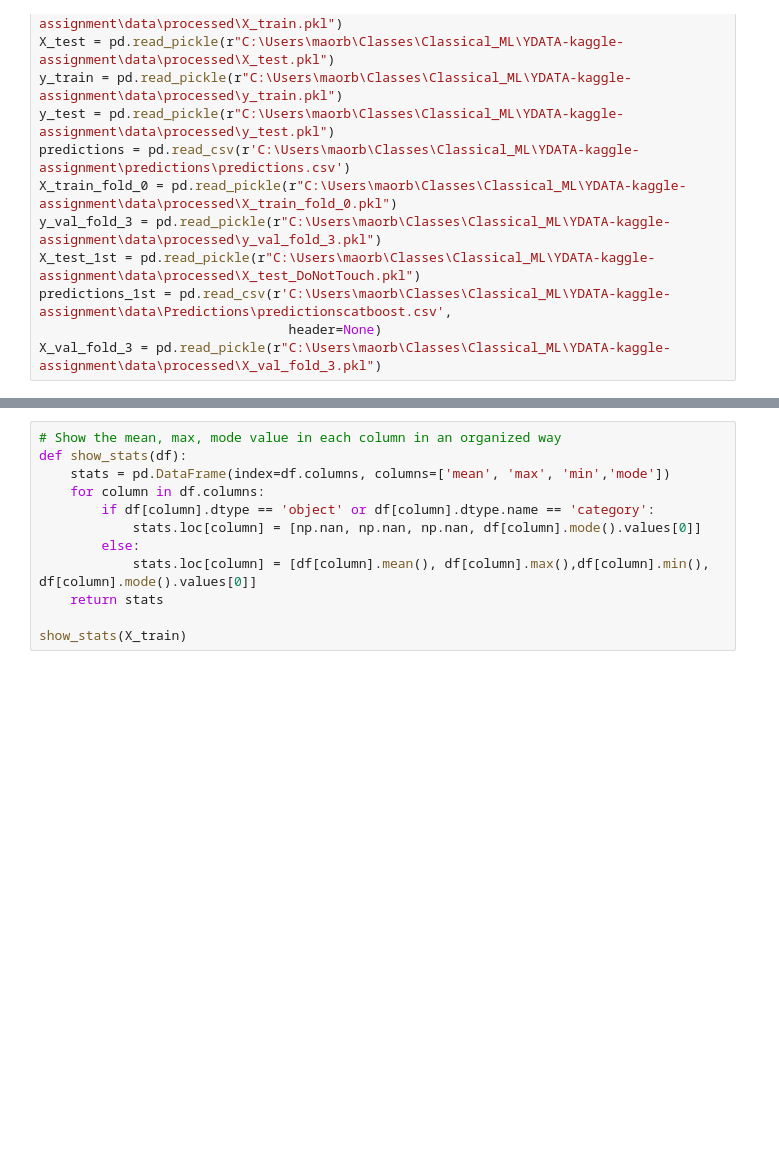
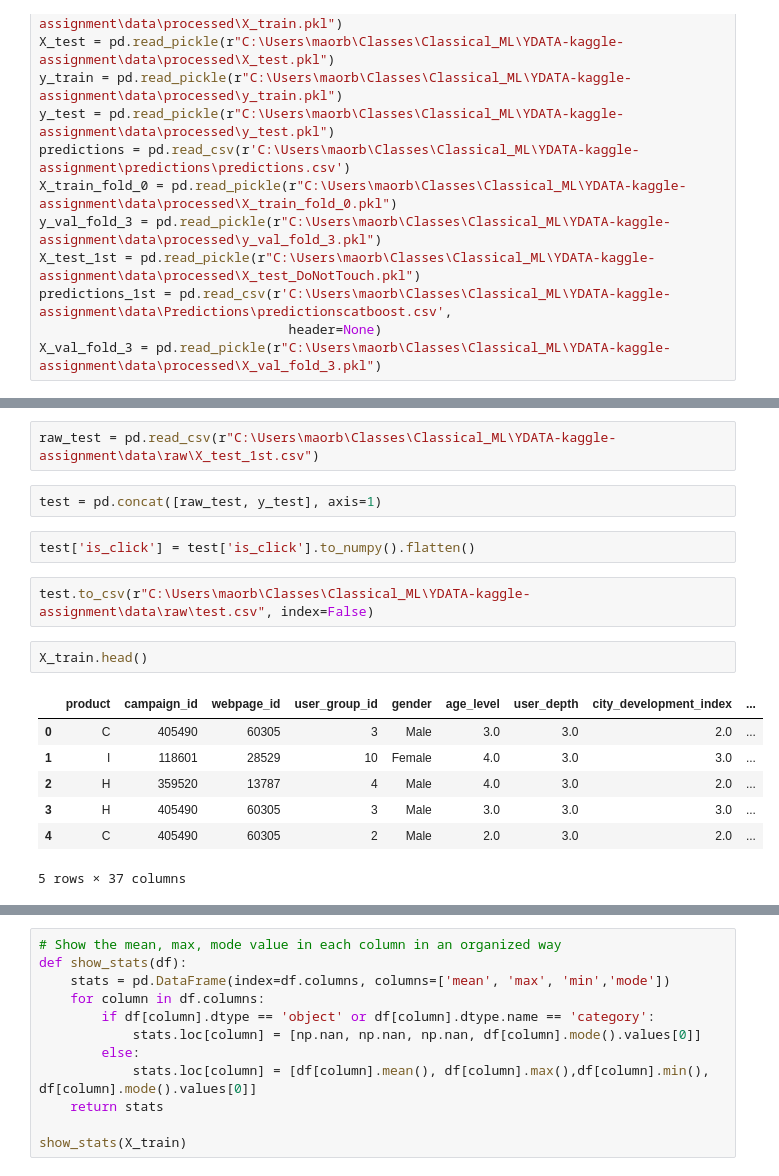
Before and after one commit to bagel-not-kaggle/YDATA-kaggle-assignment, a Jupyter notebook: notebooks/Exploring.ipynb, the cells around one changed output, grey strips where cells are left out. Cells and saved outputs as stored; diff of their text form; blank space fills up the shorter version.

```diff
--- a/notebooks/Exploring.ipynb
+++ b/notebooks/Exploring.ipynb
@@ -43,0 +44,18 @@ memory usage: 97.6 MB
+# %%
+raw_test = pd.read_csv(r"C:\Users\maorb\Classes\Classical_ML\YDATA-kaggle-assignment\data\raw\X_test_1st.csv")
+# %%
+test = pd.concat([raw_test, y_test], axis=1)
+# %%
+test['is_click'] = test['is_click'].to_numpy().flatten()
+# %%
+test.to_csv(r"C:\Users\maorb\Classes\Classical_ML\YDATA-kaggle-assignment\data\raw\test.csv", index=False)
+# %%
+X_train.head()
+# %% [output]
+|  | product | campaign_id | webpage_id | user_group_id | gender | age_level | user_depth | city_development_index | ... |
+| 0 | C | 405490 | 60305 | 3 | Male | 3.0 | 3.0 | 2.0 | ... |
+| 1 | I | 118601 | 28529 | 10 | Female | 4.0 | 3.0 | 3.0 | ... |
+| 2 | H | 359520 | 13787 | 4 | Male | 4.0 | 3.0 | 2.0 | ... |
+| 3 | H | 405490 | 60305 | 3 | Male | 3.0 | 3.0 | 3.0 | ... |
+| 4 | C | 405490 | 60305 | 2 | Male | 2.0 | 3.0 | 2.0 | ... |
+5 rows × 37 columns
```
Also changed, not shown: parts of 13 cells of this notebook, 28 other files.
